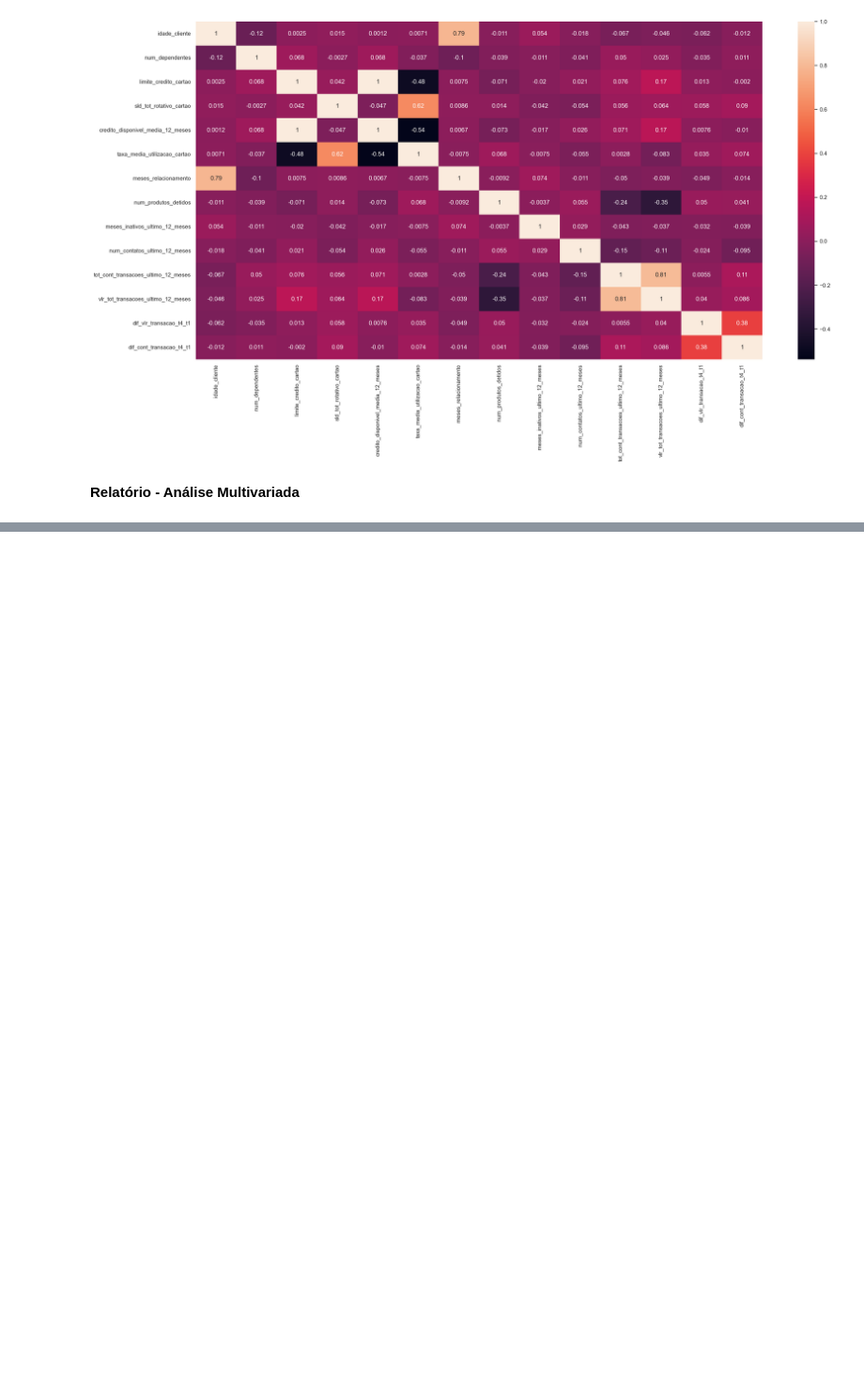
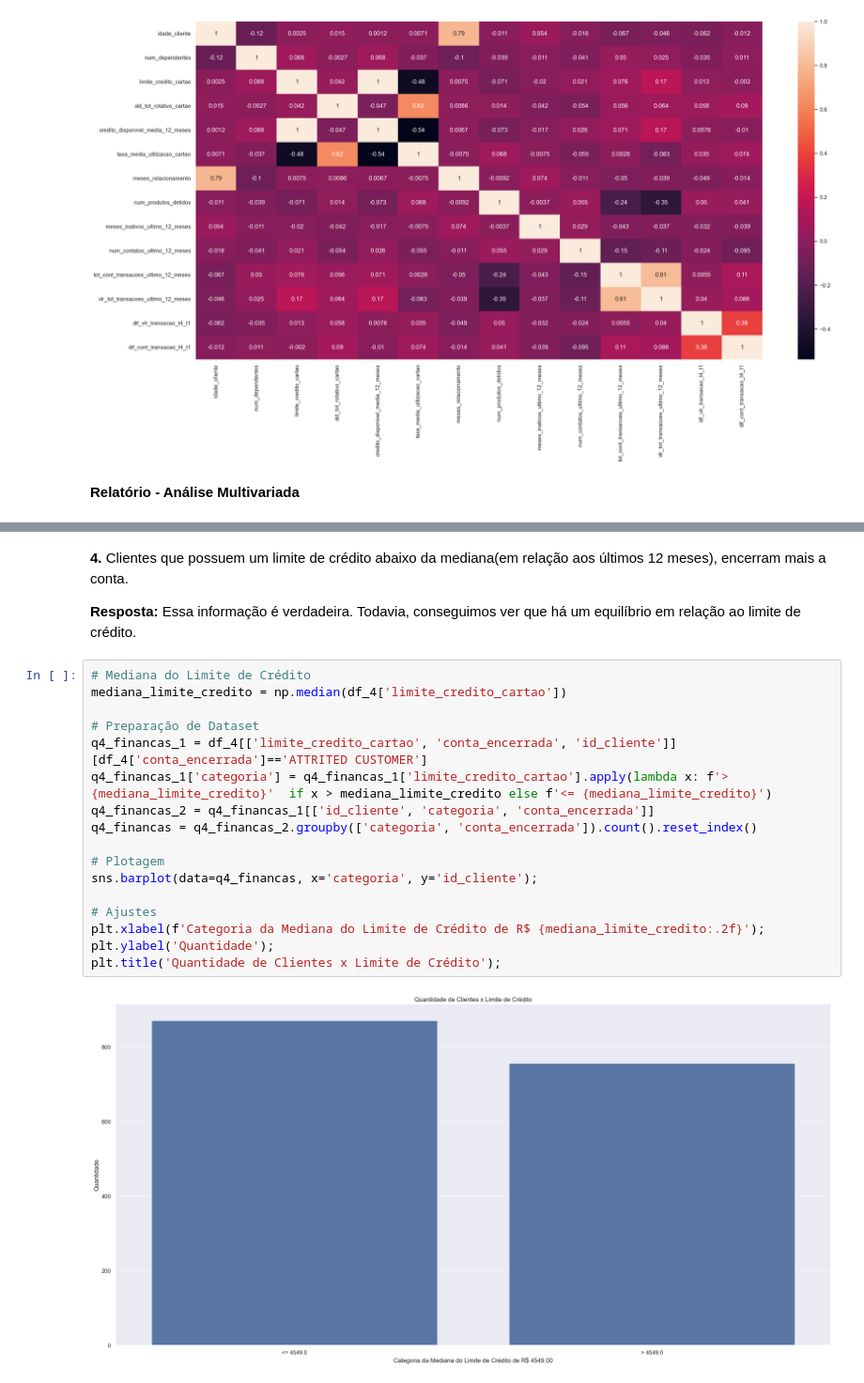
Before and after one commit to jefferson-datascience/predicao_churn_banco, a Jupyter notebook: ciclo_01.ipynb, the cells around one changed output, grey strips where cells are left out. Shown at 94% size. Drawn from its saved outputs; the diff is of its cells as text; blank space fills up the shorter version.

```diff
--- a/ciclo_01.ipynb
+++ b/ciclo_01.ipynb
@@ -530,0 +598,23 @@ sns.heatmap(atributos_numericos.corr(), annot=True);
+# %% [markdown]
+**4.** Clientes que possuem um limite de crédito abaixo da mediana(em relação aos últimos 12 meses), encerram mais a conta.
+
+**Resposta:** Essa informação é verdadeira. Todavia, conseguimos ver que há um equilíbrio em relação ao limite de crédito.
+# %%
+# Mediana do Limite de Crédito
+mediana_limite_credito = np.median(df_4['limite_credito_cartao'])
+
+# Preparação de Dataset
+q4_financas_1 = df_4[['limite_credito_cartao', 'conta_encerrada', 'id_cliente']][df_4['conta_encerrada']=='ATTRITED CUSTOMER']
+q4_financas_1['categoria'] = q4_financas_1['limite_credito_cartao'].apply(lambda x: f'> {mediana_limite_credito}'  if x > mediana_limite_credito else f'<= {mediana_limite_credito}')
+q4_financas_2 = q4_financas_1[['id_cliente', 'categoria', 'conta_encerrada']]
+q4_financas = q4_financas_2.groupby(['categoria', 'conta_encerrada']).count().reset_index()
+
+# Plotagem
+sns.barplot(data=q4_financas, x='categoria', y='id_cliente');
+
+# Ajustes
+plt.xlabel(f'Categoria da Mediana do Limite de Crédito de R$ {mediana_limite_credito:.2f}');
+plt.ylabel('Quantidade');
+plt.title('Quantidade de Clientes x Limite de Crédito');
+# %% [output]
+[figure, added]
```
Also changed, not shown: parts of 13 cells of this notebook.
